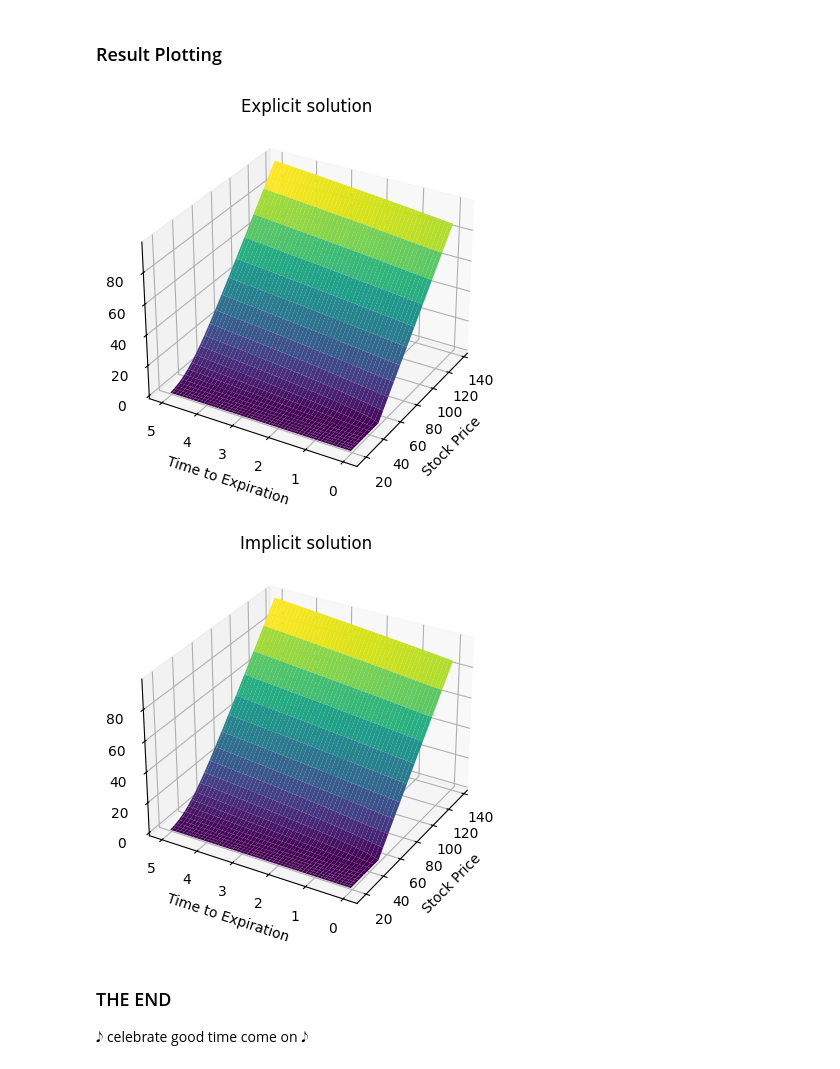
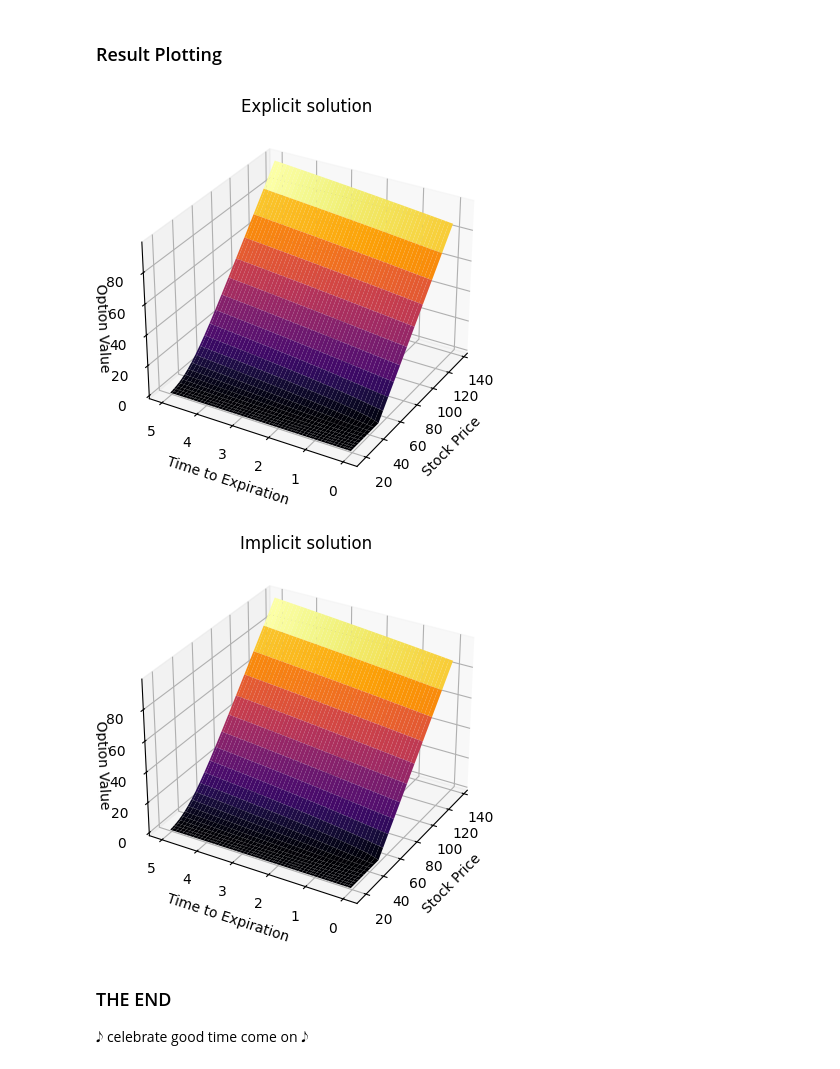
Before and after one commit to m1pan/Computing-Coursework, a Jupyter notebook: CW.Code.Template.ipynb, the cells around one changed output. Drawn from its saved outputs; the diff is of its cells as text; code cells hidden in the pictures.

```diff
--- a/CW.Code.Template.ipynb
+++ b/CW.Code.Template.ipynb
@@ -217,41 +217,43 @@ u_implicit = implicit(u,m,n,p,h)
 # %%
 # In this section I am showing the results
 # Convert the solutions into options value
 v_explicit = np.zeros((m,n))
 v_implicit = np.zeros((m,n))
-v = np.zeros((m,n))
+
 for i in range(m):
-    v_explicit[i] = u_explicit[i] / np.exp(alpha*x+beta*tau[i])
-    v_implicit[i] = u_implicit[i] / np.exp(alpha*x+beta*tau[i])
-    v[i] = u[i] / np.exp(alpha*x+beta*tau[i])
+    divisor = np.exp(alpha*x+beta*tau[i])
+    v_explicit[i] = u_explicit[i] / divisor
+    v_implicit[i] = u_implicit[i] / divisor
 # convert x domain into stock price
 S = K * np.exp(x)
 s_grid, tau_grid = np.meshgrid(S,tau)
 
 
 # surface plot of the explicit solution
 fig, ax = plt.subplots(subplot_kw={"projection": "3d"})
-ax.plot_surface(s_grid,tau_grid,v_explicit,cmap='viridis')
+ax.plot_surface(s_grid,tau_grid,v_explicit,cmap='inferno')
 ax.set_title('Explicit solution')
 ax.set_xlabel('Stock Price')
 ax.set_ylabel('Time to Expiration')
 ax.set_zlabel('Option Value')
+ax.zaxis.labelpad=-3
 ax.view_init(30, -150)
 plt.show()
 # %% [output]
-[figure, old version]
+[figure, new version]
 # %%
 # surface plot of the implicit solution
 fig, ax = plt.subplots(subplot_kw={"projection": "3d"})
-ax.plot_surface(s_grid,tau_grid,v_implicit,cmap='viridis')
+ax.plot_surface(s_grid,tau_grid,v_implicit,cmap='inferno')
 ax.set_title('Implicit solution')
 ax.set_xlabel('Stock Price')
 ax.set_ylabel('Time to Expiration')
 ax.set_zlabel('Option Value')
+ax.zaxis.labelpad=-3
 ax.view_init(30, -150)
 plt.show()
 # %% [output]
-[figure, old version]
+[figure, new version]
 # %% [markdown]
 ### THE END
 𝅘𝅥𝅮 celebrate good time come on 𝅘𝅥𝅮
```
